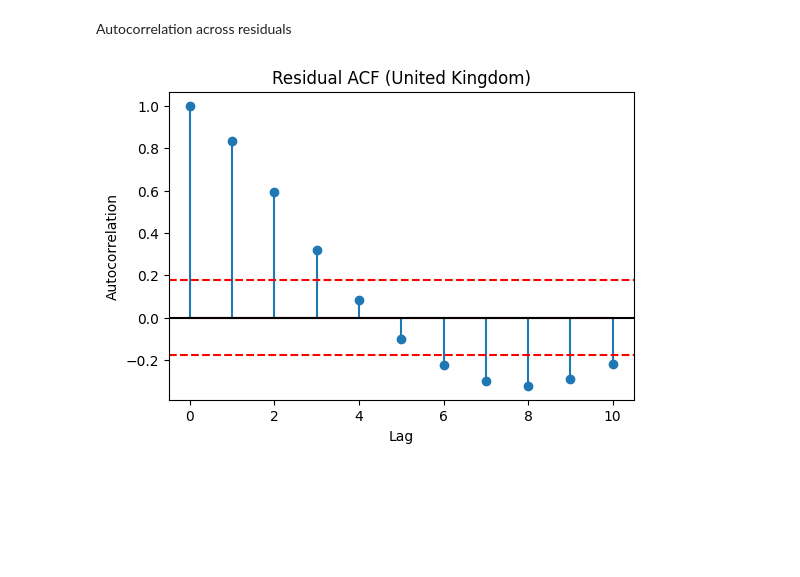
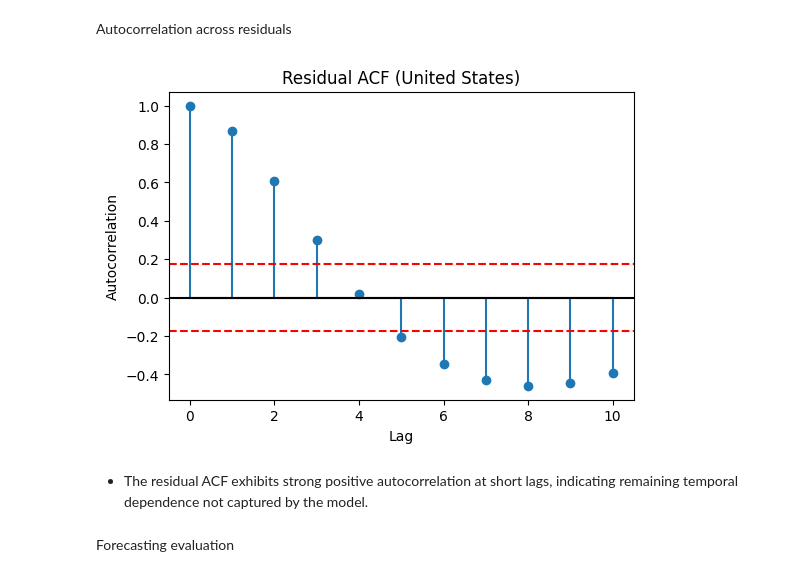
Before and after one commit to xiaoran0606/305-project, a Jupyter notebook: model/inference.ipynb, the cells around one changed output. Saved outputs shown, nothing was run; the diff lists cells and outputs as text; code cells hidden in the pictures; blank space fills up the shorter version.

```diff
--- a/model/inference.ipynb
+++ b/model/inference.ipynb
@@ -214,6 +214,7 @@ if __name__ == '__main__':
     beta    = saved['beta']
     theta   = saved['theta']
     tau2    = saved['tau2']
+    alpha   = saved['alpha']
 
     plot_growth(
         country='United States',
@@ -260,10 +368,14 @@ def plot_residual_acf(country, df, results, nlags=10):
     plt.show()
 # %%
 plot_residual_acf(
-    country='United Kingdom',
+    country='United States',
     df=df,
     results=results,
     nlags=10
 )
 # %% [output]
-[figure, old version]
+[figure, new version]
+# %% [markdown]
+- The residual ACF exhibits strong positive autocorrelation at short lags, indicating remaining temporal dependence not captured by the model.
+# %% [markdown]
+Forecasting evaluation
```
Also changed, not shown: parts of 9 cells of this notebook.
